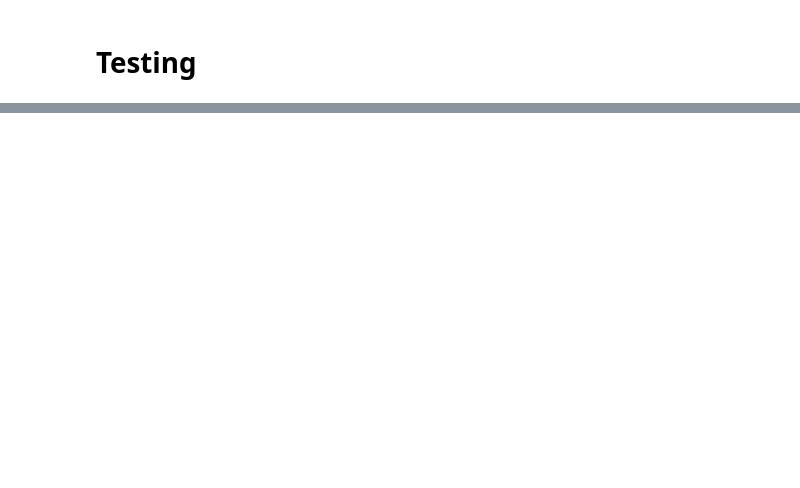
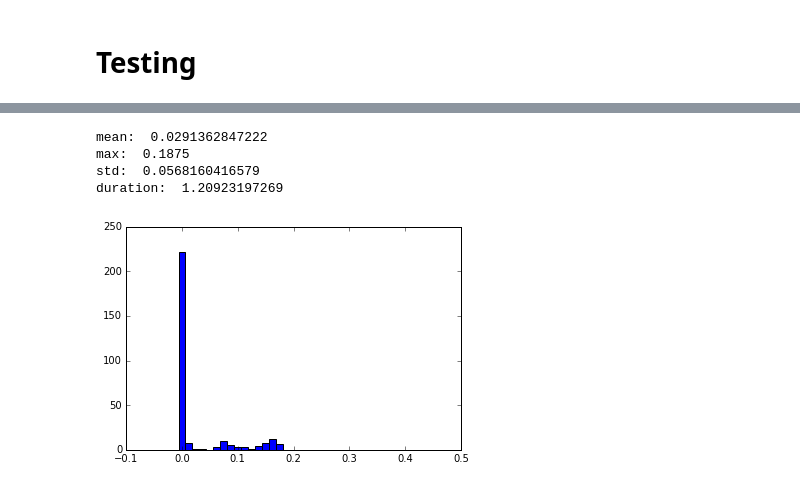
Before and after one commit to morpana/dep_memory, a Jupyter notebook: hopfield.ipynb, the cells around one changed output, grey strips where cells are left out. Saved outputs shown, nothing was run; the diff lists cells and outputs as text; code cells hidden in the pictures; blank space fills up the shorter version.

```diff
--- a/hopfield.ipynb
+++ b/hopfield.ipynb
@@ -536,0 +397,80 @@ KeyboardInterrupt:
+# %%
+# store data in hnn i.e. brain_id -- matrix[brain_id] pairs
+for id_ in brain_id:
+    data = np.array([])
+    matrix = matrices[id_]
+    matrix = m_encoder.encode_ndarray(matrix)
+    data = np.append(data,matrix.flatten())
+
+    brain_sig = brain_id[id_]
+    brain_sig = b_encoder.encode(brain_sig)
+    data = np.append(data,brain_sig)
+
+    hnn.store(data)
+# %%
+durations = []
+diffs = []
+samples = 10
+for i in range(samples):
+    for id_ in matrices:
+        # setup input with complete brain_id signal
+        data = np.zeros(m_encoder.nodes)-1
+        brain_sig = brain_id[id_]
+        brain_sig = b_encoder.encode(brain_sig)
+        data = np.append(data,brain_sig)
+
+        # set number of iterations -- proportional to number of nodes (i.e. 300*72 = 21600)
+        hnn.setIter(21600)
+
+        # recall matrix value
+        t0 = time.time()
+        mem = hnn.recall(data)
+        duration = time.time()-t0
+        durations.append(duration)
+
+        # decode recalled matrix
+        mem_decoded = m_encoder.decode_ndarray(mem[0:m_encoder.nodes])
+
+        # calculate recall error
+        matrix_decoded = m_encoder.decode_ndarray(m_encoder.encode_ndarray(matrices[id_]).flatten())
+        diff = mem_decoded-matrix_decoded
+        diffs.append(abs(np.array(diff)))
+
+# print meta data
+print "mean: ", np.mean(np.array(diffs).flatten())
+print "max: ", np.max(np.array(diffs).flatten())
+print "std: ", np.std(np.array(diffs).flatten())
+print "duration: ", np.mean(durations)
+
+# Bar graph plot
+# plotting constants
+max_ = 0.5
+bars = 40
+
+# calculate category indices
+categories = []
+for i in range(bars):
+    categories.append(i*max_/bars)
+width = categories[1]
+
+# tally number of instances for each category
+values = np.zeros(bars)
+for diff in np.array(diffs).flatten():
+    i = int(diff/(max_+0.0000001)*bars)
+    values[i] += 1
+# divide by number of samples to obtain normalized score
+values /= samples
+
+# plot bar graph
+plt.figure(1)
+plt.bar(categories, values, width, align='center')
+plt.show()
+
+# print number of values that fall into first category (good approximation of how well the memory does)
+print "Values[0]: ", values[0]
+# %% [output]
+mean:  0.0291362847222
+max:  0.1875
+std:  0.0568160416579
+duration:  1.20923197269
+[figure, added]
```
Also changed, not shown: parts of 118 cells of this notebook, 2 other files.
